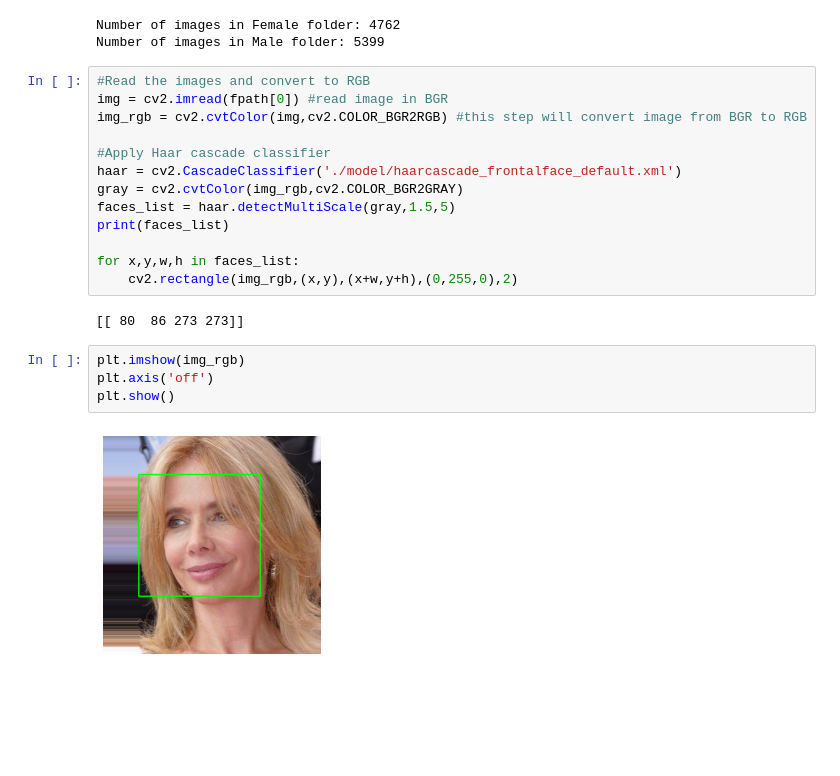
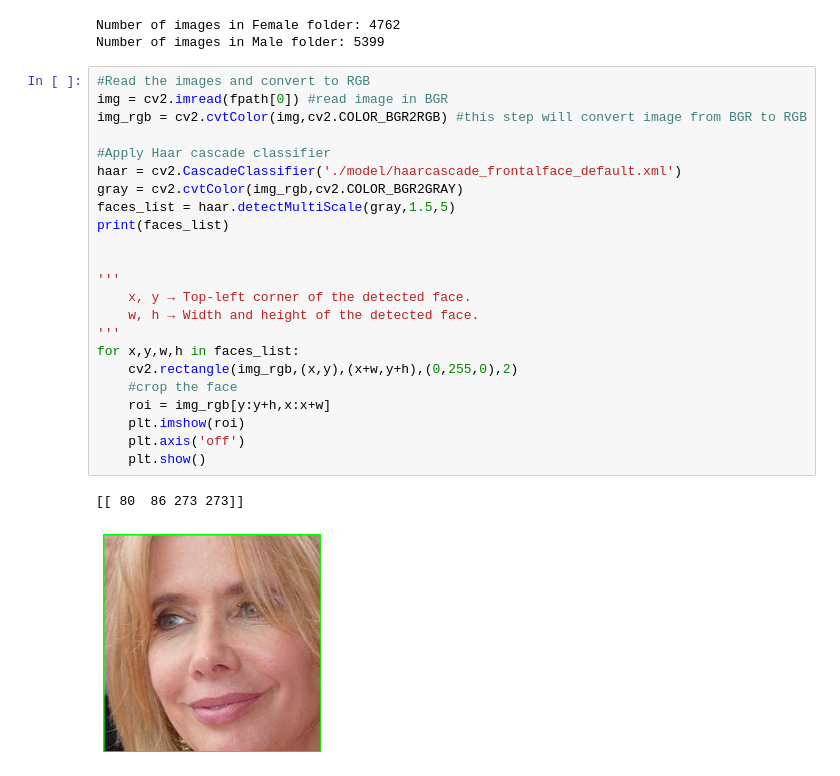
Before and after one commit to AmiruHoradagoda/FaceRecognitionApp, a Jupyter notebook: train_faceRecognition/01_FRM_data_preprocessing_crop_faces.ipynb, the cells around one changed output. Drawn from its saved outputs; the diff is of its cells as text; blank space fills up the shorter version.

Commit message:
Crop and extract a human face from an image using OpenCV

```diff
--- a/train_faceRecognition/01_FRM_data_preprocessing_crop_faces.ipynb
+++ b/train_faceRecognition/01_FRM_data_preprocessing_crop_faces.ipynb
@@ -16,21 +16,26 @@ Number of images in Male folder: 5399
 # %%
 #Read the images and convert to RGB
 img = cv2.imread(fpath[0]) #read image in BGR
 img_rgb = cv2.cvtColor(img,cv2.COLOR_BGR2RGB) #this step will convert image from BGR to RGB
 
 #Apply Haar cascade classifier
 haar = cv2.CascadeClassifier('./model/haarcascade_frontalface_default.xml')
 gray = cv2.cvtColor(img_rgb,cv2.COLOR_BGR2GRAY)
 faces_list = haar.detectMultiScale(gray,1.5,5)
 print(faces_list)
 
+
+'''
+    x, y → Top-left corner of the detected face.
+    w, h → Width and height of the detected face.
+'''
 for x,y,w,h in faces_list:
     cv2.rectangle(img_rgb,(x,y),(x+w,y+h),(0,255,0),2)
+    #crop the face
+    roi = img_rgb[y:y+h,x:x+w]
+    plt.imshow(roi)
+    plt.axis('off')
+    plt.show()
 # %% [output]
 [[ 80  86 273 273]]
+[figure, added]
-# %%
-plt.imshow(img_rgb)
-plt.axis('off')
-plt.show()
-# %% [output]
-[figure, removed]
```
